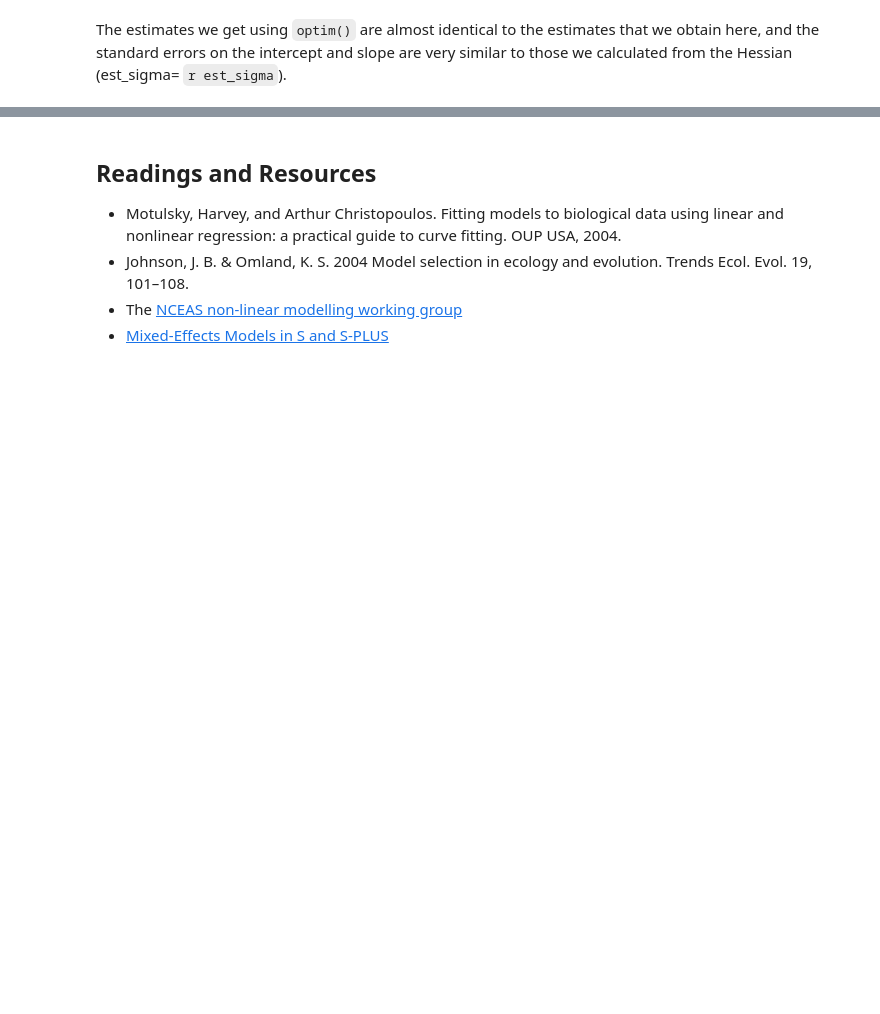
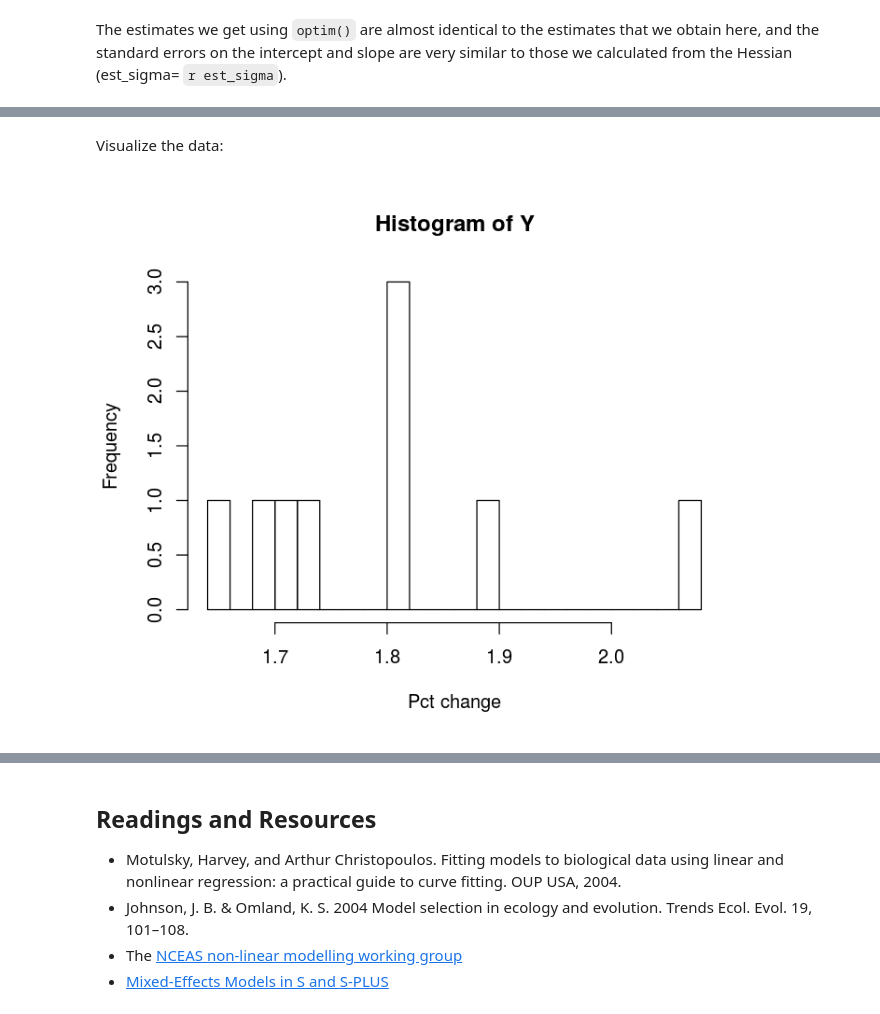
Before and after one commit to vectorbite/VBiTraining2, a Jupyter notebook: notebooks/Traits.ipynb, the cells around one changed output, grey strips where cells are left out. Saved outputs shown, nothing was run; the diff lists cells and outputs as text; code cells hidden in the pictures; blank space fills up the shorter version.

```diff
--- a/notebooks/Traits.ipynb
+++ b/notebooks/Traits.ipynb
@@ -588,0 +654,10 @@ Try MLEs for simple trait data. You will use the same data + functions that you
+# %%
+WL.data<-read.csv("../data/MidgeWingLength.csv")
+Y <- WL.data$WingLength
+n <- length(Y)
+# %% [markdown]
+Visualize the data:
+# %%
+hist(Y,breaks=20,xlab="Pct change")
+# %% [output]
+[figure, added]
```
Also changed, not shown: parts of 96 cells of this notebook, 10 other files.
